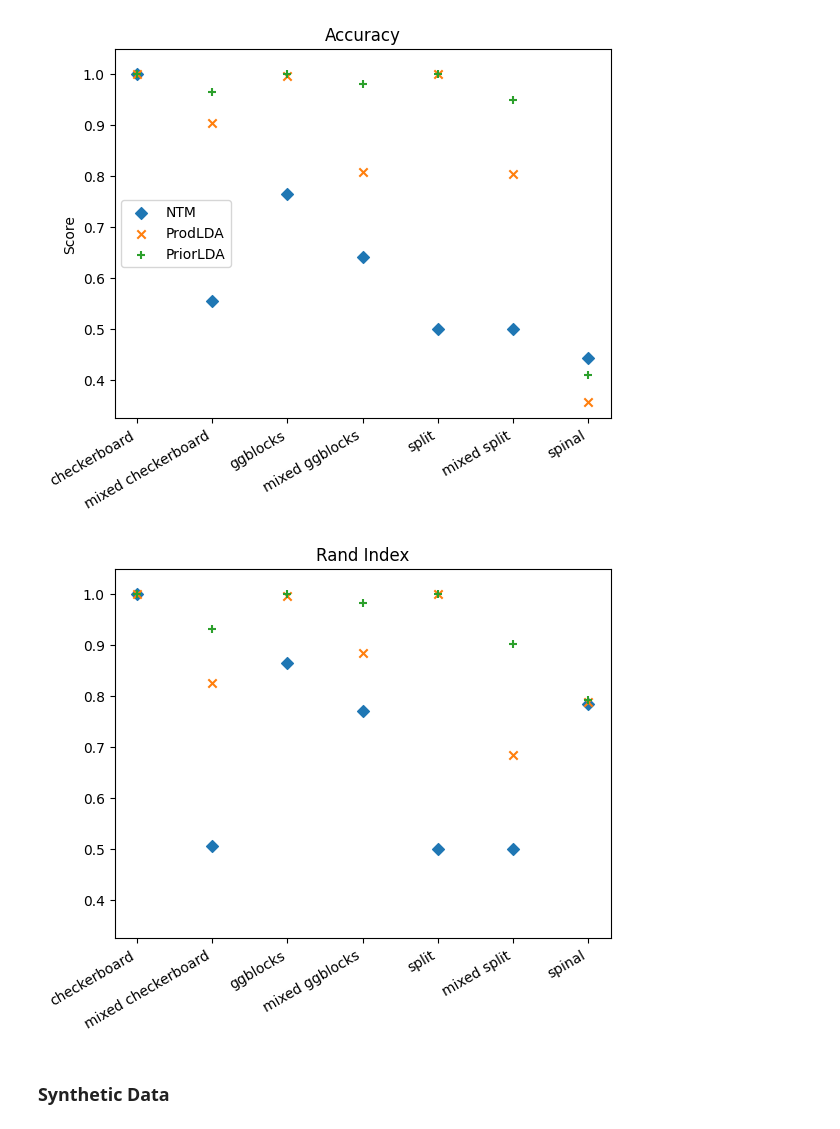
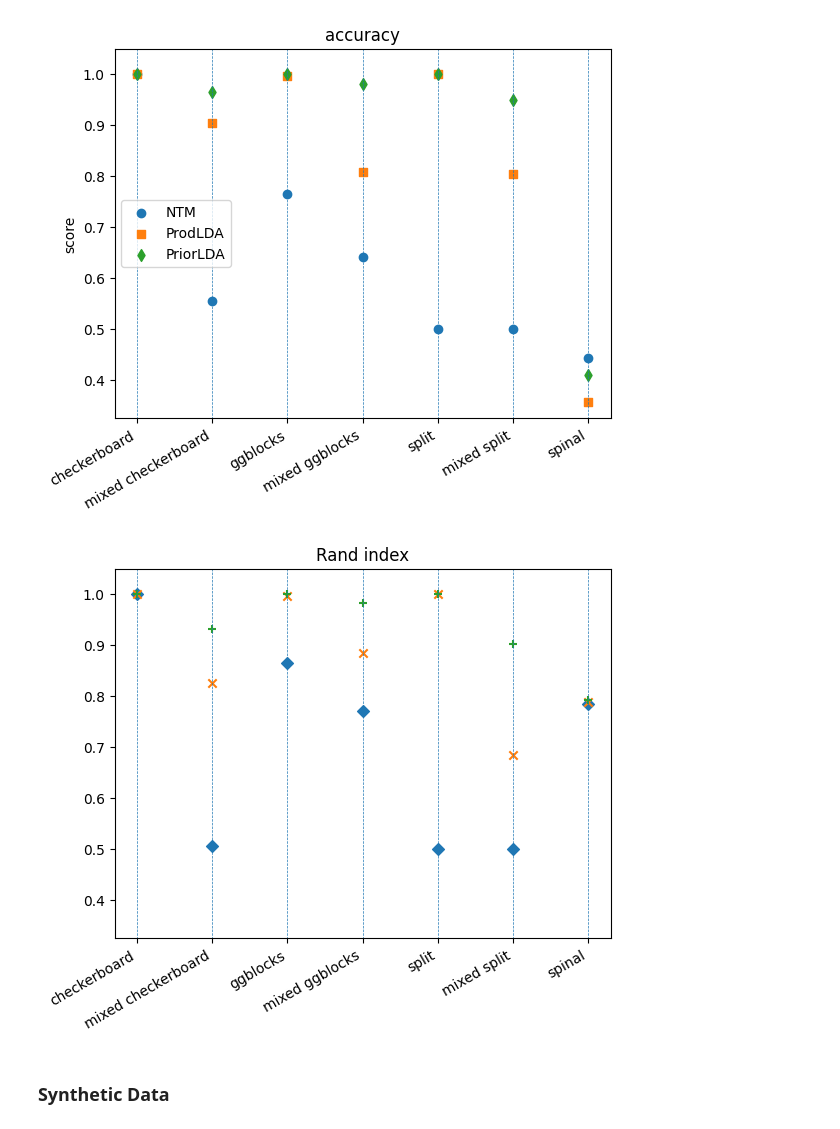
Before and after one commit to craigfouts/NeuralTopicModels, a Jupyter notebook: sandbox.ipynb, the cells around one changed output. Cells and saved outputs as stored; diff of their text form; code cells hidden in the pictures.

Commit message:
Cleared up the scores plot

```diff
--- a/sandbox.ipynb
+++ b/sandbox.ipynb
@@ -23,41 +23,43 @@ data_priorlda = {'checkerboard': 1., 'mixed checkerboard': .9644, 'ggblocks': 1.
 names_priorlda = list(data_priorlda.keys())
 values_priorlda = list(data_priorlda.values())
 
-plt.scatter(names_ntm, values_ntm, marker='D', label='NTM')
-plt.scatter(names_prodlda, values_prodlda, marker='x', label='ProdLDA')
-plt.scatter(names_priorlda, values_priorlda, marker='+', label='PriorLDA')
-plt.title('Accuracy')
+plt.scatter(names_ntm, values_ntm, marker='o', label='NTM')
+plt.scatter(names_prodlda, values_prodlda, marker='s', label='ProdLDA')
+plt.scatter(names_priorlda, values_priorlda, marker='d', label='PriorLDA')
+plt.title('accuracy')
 plt.xticks(rotation=30, ha='right')
-plt.ylabel('Score')
+plt.ylabel('score')
 plt.legend(loc='center left')
 plt.ylim(.325, 1.05)
+plt.vlines(names_ntm, .324, 1.05, linestyles='dashed', linewidth=.5)
 plt.show()
 # %% [output]
-[figure, old version]
+[figure, new version]
 # %%
 data_ntm = {'checkerboard': 1., 'mixed checkerboard': .5056, 'ggblocks': .8648, 'mixed ggblocks': .7710, 'split': .4994, 'mixed split': .4994, 'spinal': .7854}
 names_ntm = list(data_ntm.keys())
 values_ntm = list(data_ntm.values())
 
 data_prodlda = {'checkerboard': 1., 'mixed checkerboard': .8252, 'ggblocks': .9971, 'mixed ggblocks': .8837, 'split': 1., 'mixed split': .685, 'spinal': .7892}
 names_prodlda = list(data_prodlda.keys())
 values_prodlda = list(data_prodlda.values())
 
 data_priorlda = {'checkerboard': 1., 'mixed checkerboard': .9313, 'ggblocks': 1., 'mixed ggblocks': .9818, 'split': 1., 'mixed split': .9029, 'spinal': .7927}
 names_priorlda = list(data_priorlda.keys())
 values_priorlda = list(data_priorlda.values())
 
 plt.scatter(names_ntm, values_ntm, marker='D', label='NTM')
 plt.scatter(names_prodlda, values_prodlda, marker='x', label='ProdLDA')
 plt.scatter(names_priorlda, values_priorlda, marker='+', label='PriorLDA')
-plt.title('Rand Index')
+plt.title('Rand index')
 plt.xticks(rotation=30, ha='right')
 # plt.ylabel('Score')
 # plt.legend(loc='center left')
 plt.ylim(.325, 1.05)
+plt.vlines(names_ntm, .324, 1.05, linestyles='dashed', linewidth=.5)
 plt.show()
 # %% [output]
-[figure, old version]
+[figure, new version]
 # %% [markdown]
 ### Synthetic Data
 # %%
```
